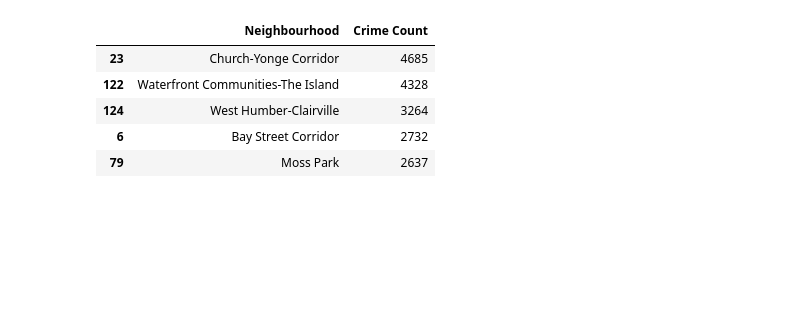
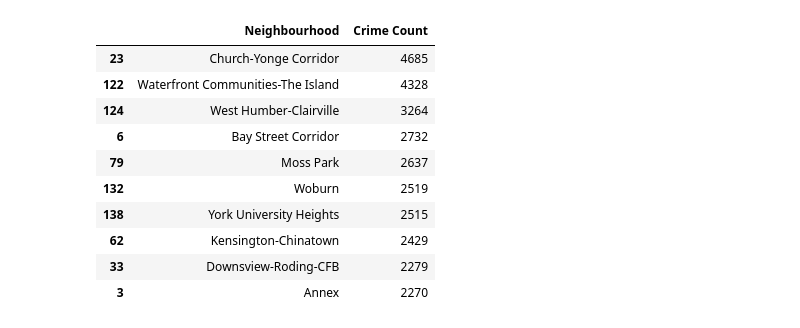
Before and after one commit to daliadahleh/toronto-crime-analysis, a Jupyter notebook: The highest crime rates in neighbourhoods.ipynb, the cells around one changed output. Saved outputs shown, nothing was run; the diff lists cells and outputs as text; code cells hidden in the pictures; blank space fills up the shorter version.

```diff
--- a/The highest crime rates in neighbourhoods.ipynb
+++ b/The highest crime rates in neighbourhoods.ipynb
@@ -24,20 +24,25 @@ crimes_pd.head()
 # %%
 #
 highest_crime_rates_count = crimes_pd.groupby('Neighbourhood').size()
 highest_crime_rates = highest_crime_rates_count.to_frame().reset_index()
 highest_crime_rates = highest_crime_rates.rename(columns= {0: 'Crime Count'})
-highest_crime_rates = highest_crime_rates.sort_values(by = ['Crime Count'], ascending = False)
+highest_crime_rates = highest_crime_rates.sort_values(by = ['Crime Count'], ascending = False).head(10)
 highest_crime_rates.Neighbourhood = highest_crime_rates.Neighbourhood.str.replace('[0-9]', '')
 highest_crime_rates.Neighbourhood = highest_crime_rates.Neighbourhood.str.replace('(', '')
 highest_crime_rates.Neighbourhood = highest_crime_rates.Neighbourhood.str.replace(')', '')
-highest_crime_rates.head()
+highest_crime_rates
 # %% [output]
 |  | Neighbourhood | Crime Count |
 | 23 | Church-Yonge Corridor | 4685 |
 | 122 | Waterfront Communities-The Island | 4328 |
 | 124 | West Humber-Clairville | 3264 |
 | 6 | Bay Street Corridor | 2732 |
 | 79 | Moss Park | 2637 |
+| 132 | Woburn | 2519 |
+| 138 | York University Heights | 2515 |
+| 62 | Kensington-Chinatown | 2429 |
+| 33 | Downsview-Roding-CFB | 2279 |
+| 3 | Annex | 2270 |
 # %%
 plt.plot(highest_crime_rates['Neighbourhood'], highest_crime_rates['Crime Count'], color='green')
 
```
Also changed, not shown: parts of 1 cell of this notebook, 2 other files.
